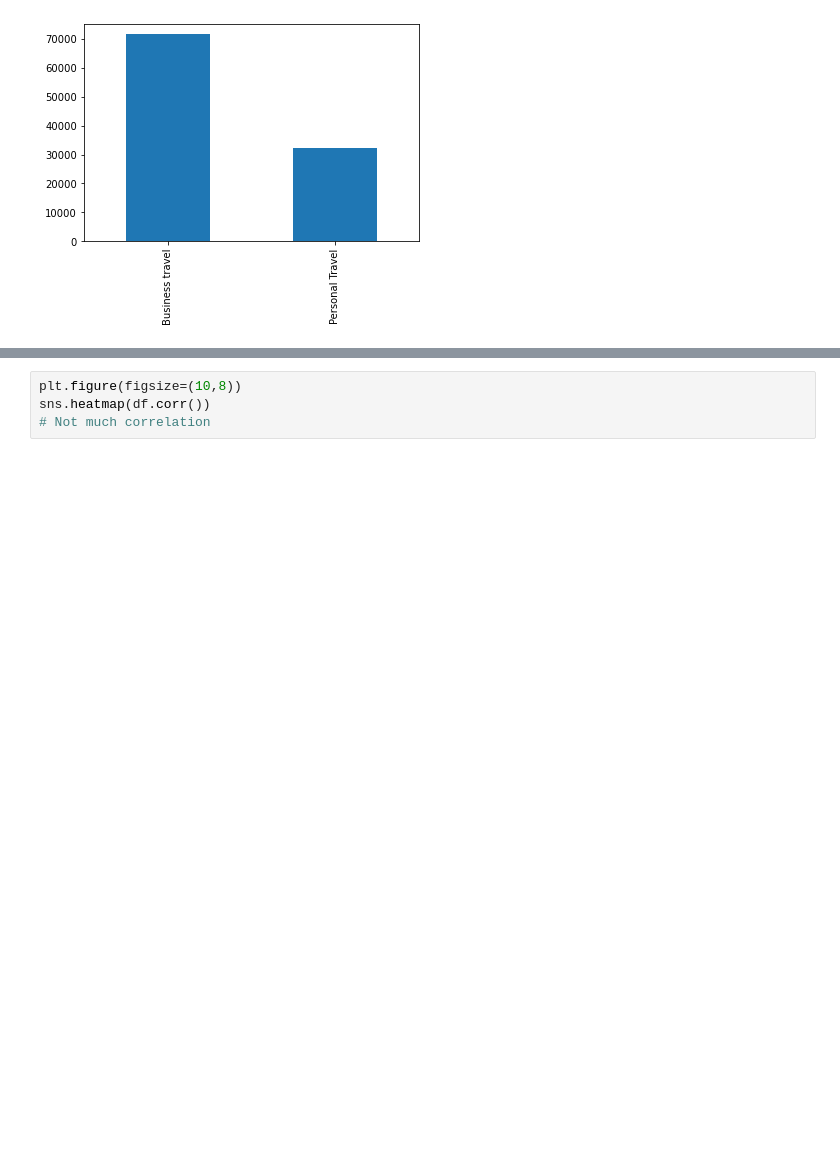
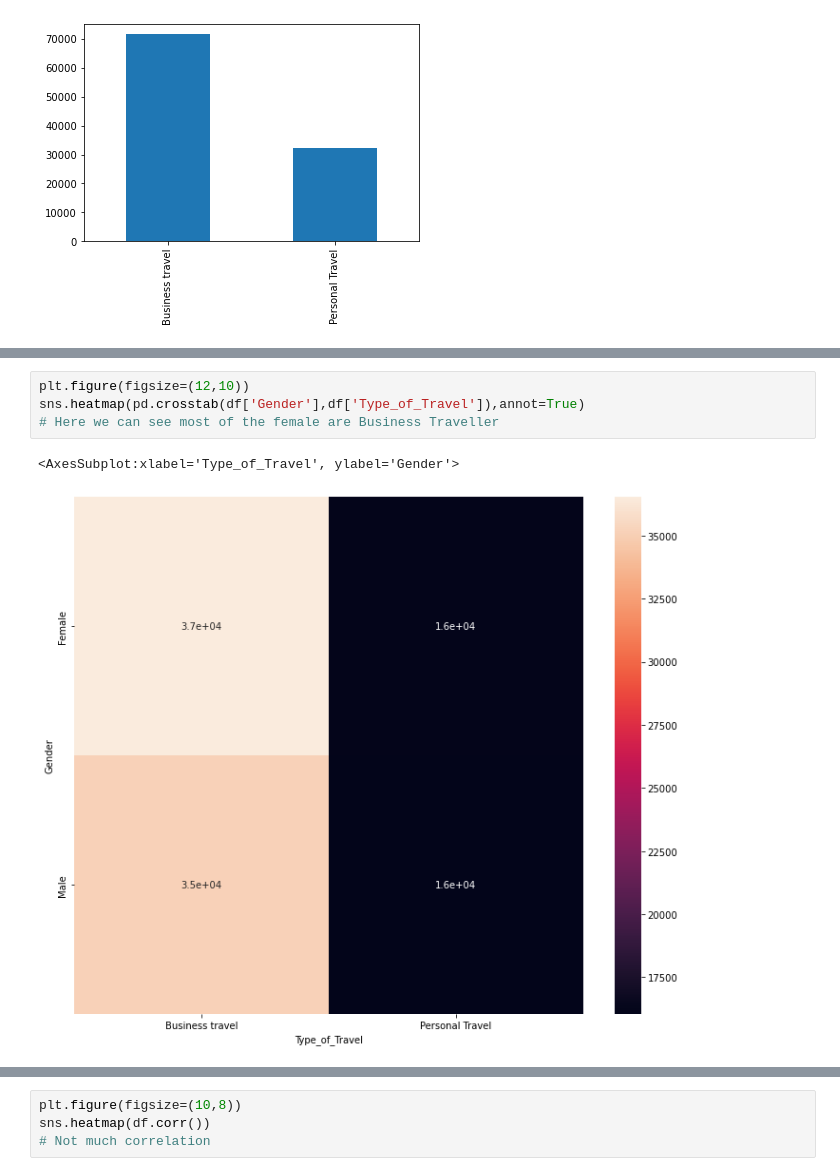
Before and after one commit to sameer8049/Capstone-Project, a Jupyter notebook: Airline_satisfaction.ipynb, the cells around one changed output, grey strips where cells are left out. Saved outputs shown, nothing was run; the diff lists cells and outputs as text; blank space fills up the shorter version.

```diff
--- a/Airline_satisfaction.ipynb
+++ b/Airline_satisfaction.ipynb
@@ -266,0 +307,7 @@ sns.barplot(df['Customer_type'],df['Age'])
+# %%
+plt.figure(figsize=(12,10))
+sns.heatmap(pd.crosstab(df['Gender'],df['Type_of_Travel']),annot=True)
+# Here we can see most of the female are Business Traveller
+# %% [output]
+<AxesSubplot:xlabel='Type_of_Travel', ylabel='Gender'>
+[figure, added]
```
Also changed, not shown: parts of 17 cells of this notebook.
